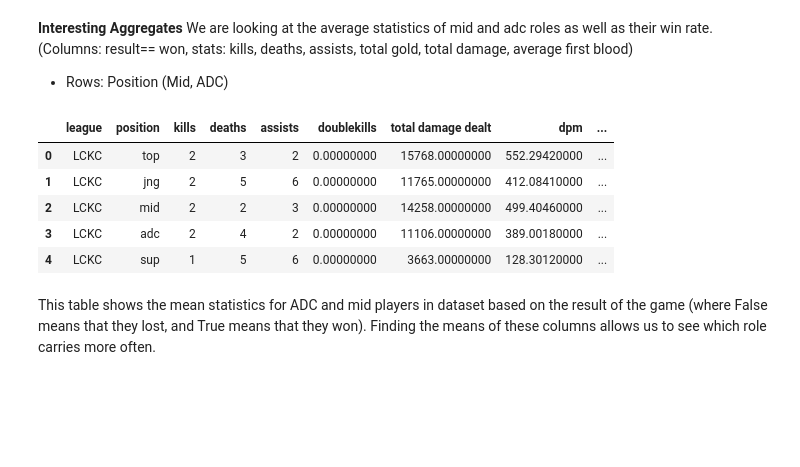
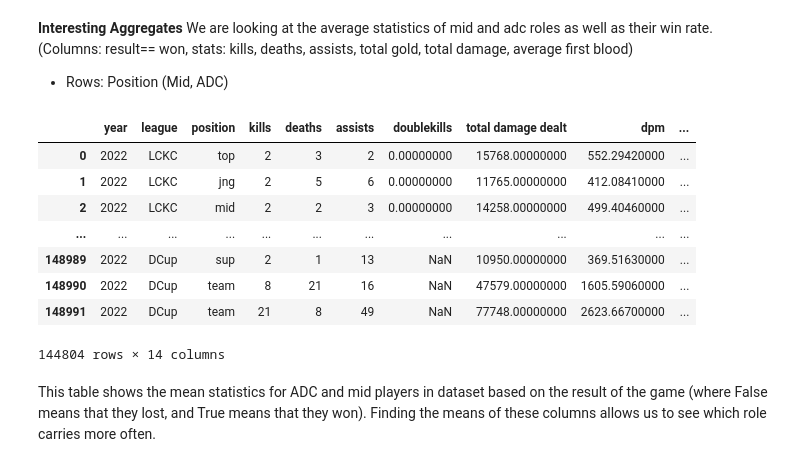
Before and after one commit to skvillamin/league-predictions, a Jupyter notebook: template.ipynb, the cells around one changed output. Cells and saved outputs as stored; diff of their text form; code cells hidden in the pictures; blank space fills up the shorter version.

Commit message:
finished missingness analysis, need to fix the dtype of some columns

```diff
--- a/template.ipynb
+++ b/template.ipynb
@@ -36,11 +36,15 @@ league = pd.read_csv(league_fp, low_memory=False)
 #isolate only the winning team stats
 
 #make a df with the necessary columns
-columns_needed = ['league','position', 'kills', 'deaths', 'assists','doublekills', 'damagetochampions', 'dpm', 'earnedgold', 'earned gpm', 'firstbloodkill', 'result', 'year']
+columns_needed = ['year','league','position', 'kills', 'deaths', 'assists','doublekills', 'damagetochampions', 'dpm', 'earnedgold', 'earned gpm', 'firstbloodkill', 'towers', 'result']
 league = league[columns_needed]
-
+league = league[league['year'] == 2022]
+# league['doublekills'] = league['doublekills'].apply(lambda x: int(x) if not pd.isna(x) else x)
+# league['firstbloodkill'] = league['firstbloodkill'].apply(lambda x: int(x) if not pd.isna(x) else x)
+# league['towers'] = league['towers'].apply(lambda x: int(x) if not pd.isna(x) else x)
 #change all the position column values that are 'bot' to 'adc' for clarity
 league['position'] = league['position'].str.replace('bot', 'adc')
+
 
 #change column names to more appropriate ones
 league.rename(columns={"damagetochampions": "total damage dealt", "earnedgold": "total gold earned", "earned gpm": "gpm", "firstbloodkill": "first blood kill"}, inplace=True)
@@ -201,15 +205,18 @@ We are looking at the average statistics of mid and adc roles as well as their w
 # %%
 league['result'] = league['result'].astype(bool)
 aggregates = league.groupby(['position', 'result']).mean()
 pd.reset_option('display.max_columns')
-league.head()
+league
 # %% [output]
-|  | league | position | kills | deaths | assists | doublekills | total damage dealt | dpm | ... |
-| 0 | LCKC | top | 2 | 3 | 2 | 0.00000000 | 15768.00000000 | 552.29420000 | ... |
-| 1 | LCKC | jng | 2 | 5 | 6 | 0.00000000 | 11765.00000000 | 412.08410000 | ... |
-| 2 | LCKC | mid | 2 | 2 | 3 | 0.00000000 | 14258.00000000 | 499.40460000 | ... |
-| 3 | LCKC | adc | 2 | 4 | 2 | 0.00000000 | 11106.00000000 | 389.00180000 | ... |
-| 4 | LCKC | sup | 1 | 5 | 6 | 0.00000000 | 3663.00000000 | 128.30120000 | ... |
+|  | year | league | position | kills | deaths | assists | doublekills | total damage dealt | dpm | ... |
+| 0 | 2022 | LCKC | top | 2 | 3 | 2 | 0.00000000 | 15768.00000000 | 552.29420000 | ... |
+| 1 | 2022 | LCKC | jng | 2 | 5 | 6 | 0.00000000 | 11765.00000000 | 412.08410000 | ... |
+| 2 | 2022 | LCKC | mid | 2 | 2 | 3 | 0.00000000 | 14258.00000000 | 499.40460000 | ... |
+| ... | ... | ... | ... | ... | ... | ... | ... | ... | ... | ... |
+| 148989 | 2022 | DCup | sup | 2 | 1 | 13 | NaN | 10950.00000000 | 369.51630000 | ... |
+| 148990 | 2022 | DCup | team | 8 | 21 | 16 | NaN | 47579.00000000 | 1605.59060000 | ... |
+| 148991 | 2022 | DCup | team | 21 | 8 | 49 | NaN | 77748.00000000 | 2623.66700000 | ... |
+144804 rows × 14 columns
 # %% [markdown]
 This table shows the mean statistics for ADC and mid players in dataset based on the result of the game (where False means that they lost, and True means that they won). Finding the means of these columns allows us to see which role carries more often.
 # %% [markdown]
```
Also changed, not shown: parts of 13 cells of this notebook.
